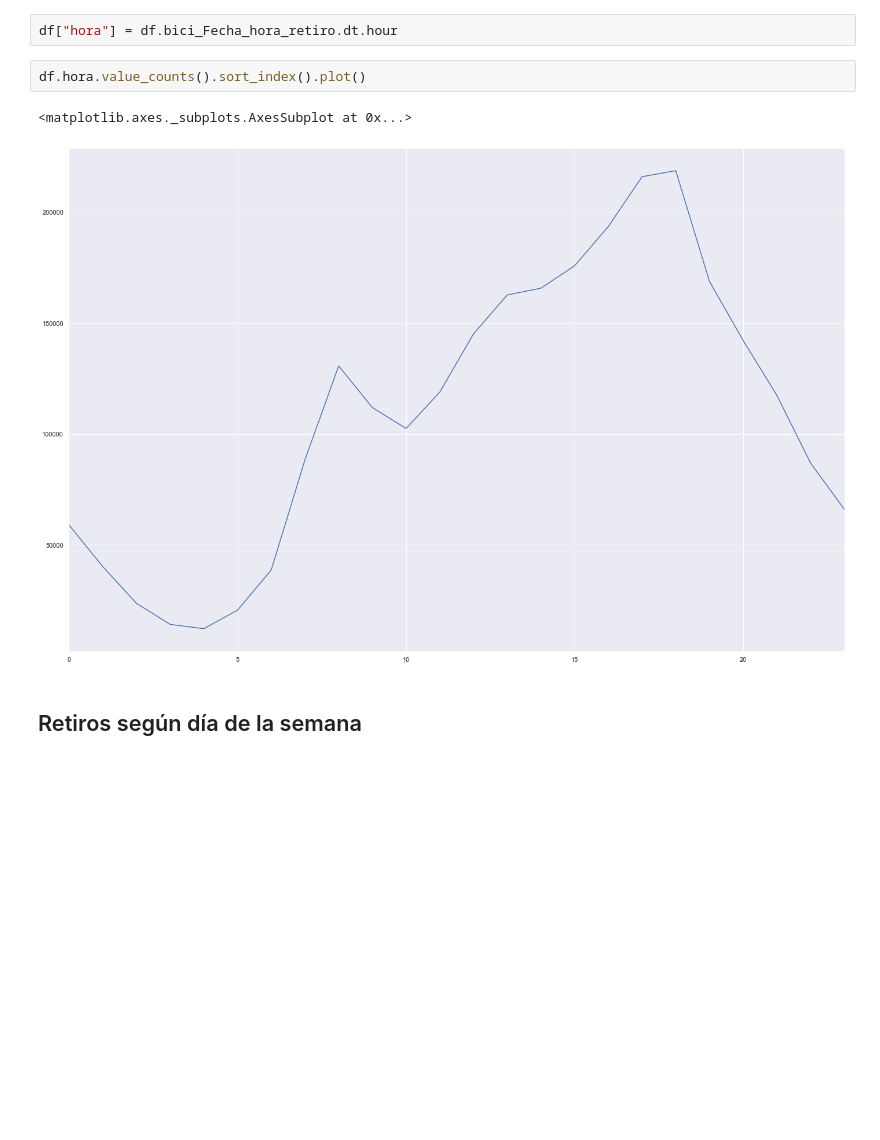
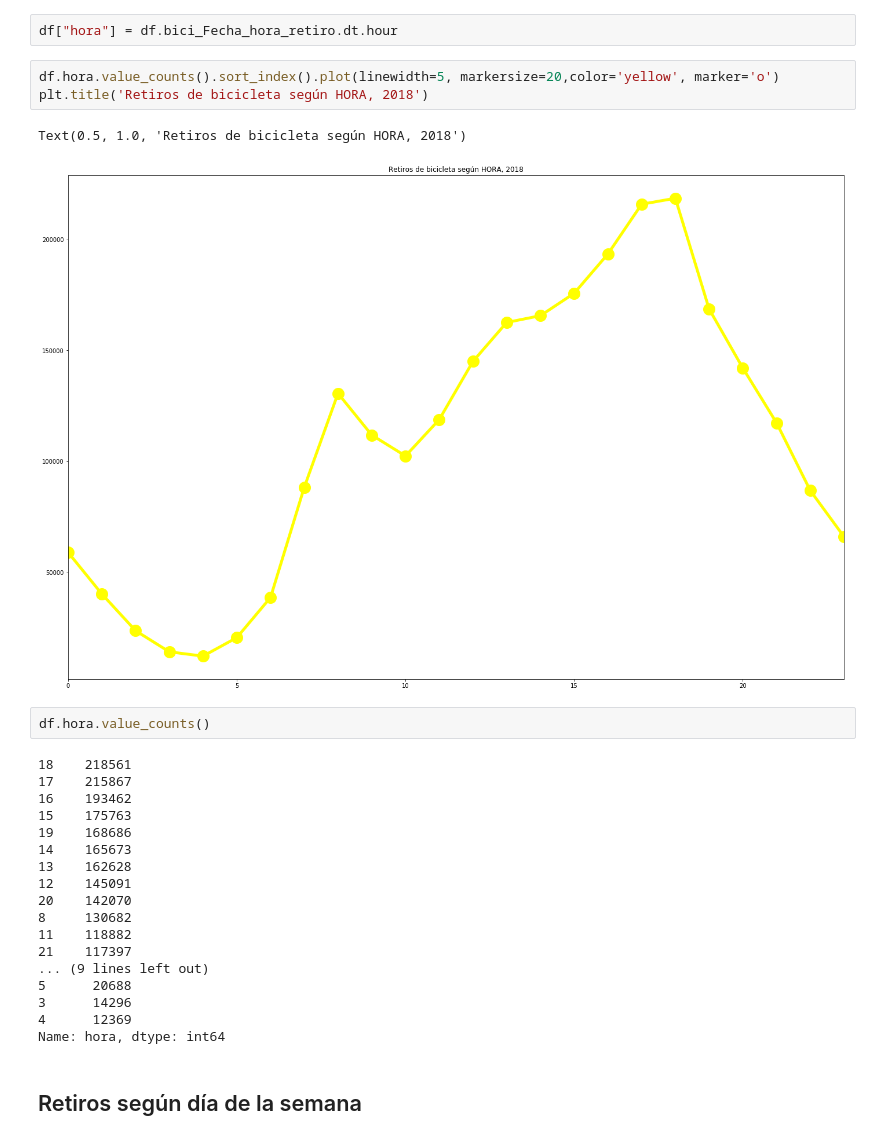
Before and after one commit to fpaterson/Acamica-Data-Science, a Jupyter notebook: Presentación personal/Presentación personal, dataset bicis.ipynb, the cells around one changed output. Saved outputs shown, nothing was run; the diff lists cells and outputs as text; blank space fills up the shorter version.

```diff
--- a/Presentación personal/Presentación personal, dataset bicis.ipynb
+++ b/Presentación personal/Presentación personal, dataset bicis.ipynb
@@ -244,11 +278,32 @@ Name: dia, dtype: int64
 ## Retiros según hora
 # %%
 df["hora"] = df.bici_Fecha_hora_retiro.dt.hour
+# %%
+df.hora.value_counts().sort_index().plot(linewidth=5, markersize=20,color='yellow', marker='o')
+plt.title('Retiros de bicicleta según HORA, 2018')
+# %% [output]
+Text(0.5, 1.0, 'Retiros de bicicleta según HORA, 2018')
+[figure, added]
 # %%
-df.hora.value_counts().sort_index().plot()
+df.hora.value_counts()
 # %% [output]
-<matplotlib.axes._subplots.AxesSubplot at 0x...>
+18    218561
+17    215867
+16    193462
+15    175763
+19    168686
+14    165673
+13    162628
+12    145091
+20    142070
+8     130682
+11    118882
+21    117397
+... (9 lines left out)
+5      20688
+3      14296
+4      12369
+Name: hora, dtype: int64
-[figure, removed]
 # %% [markdown]
 ## Retiros según día de la semana
 # %%
```
Also changed, not shown: parts of 9 cells of this notebook.
